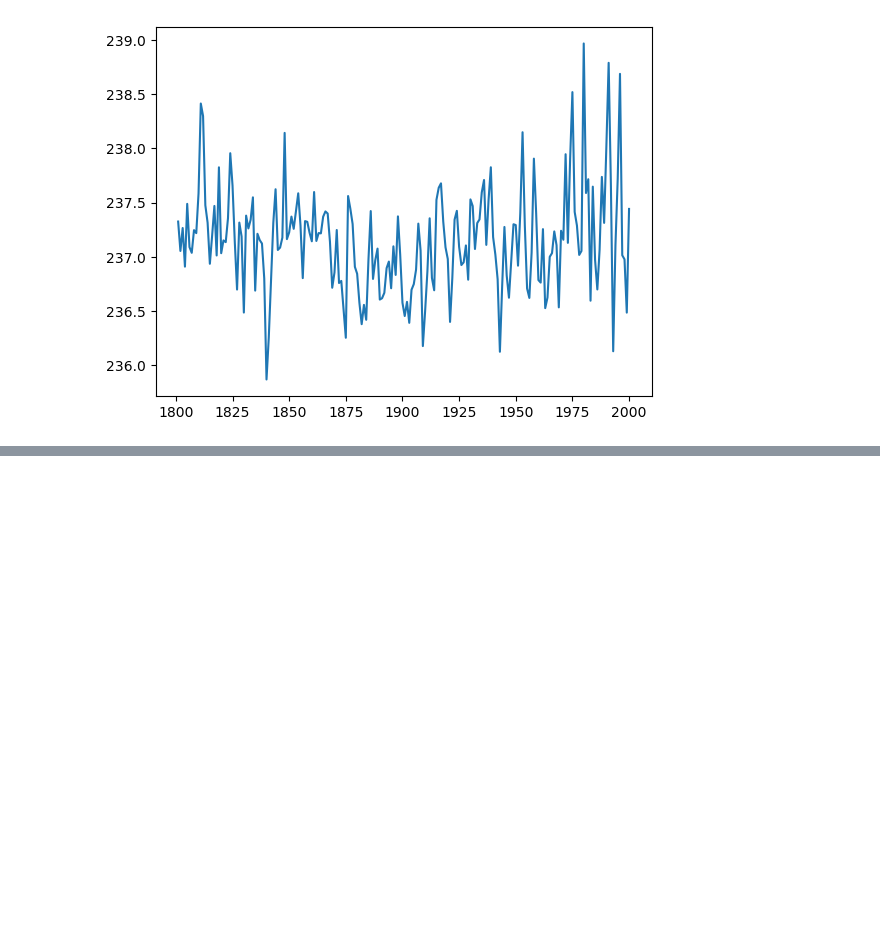
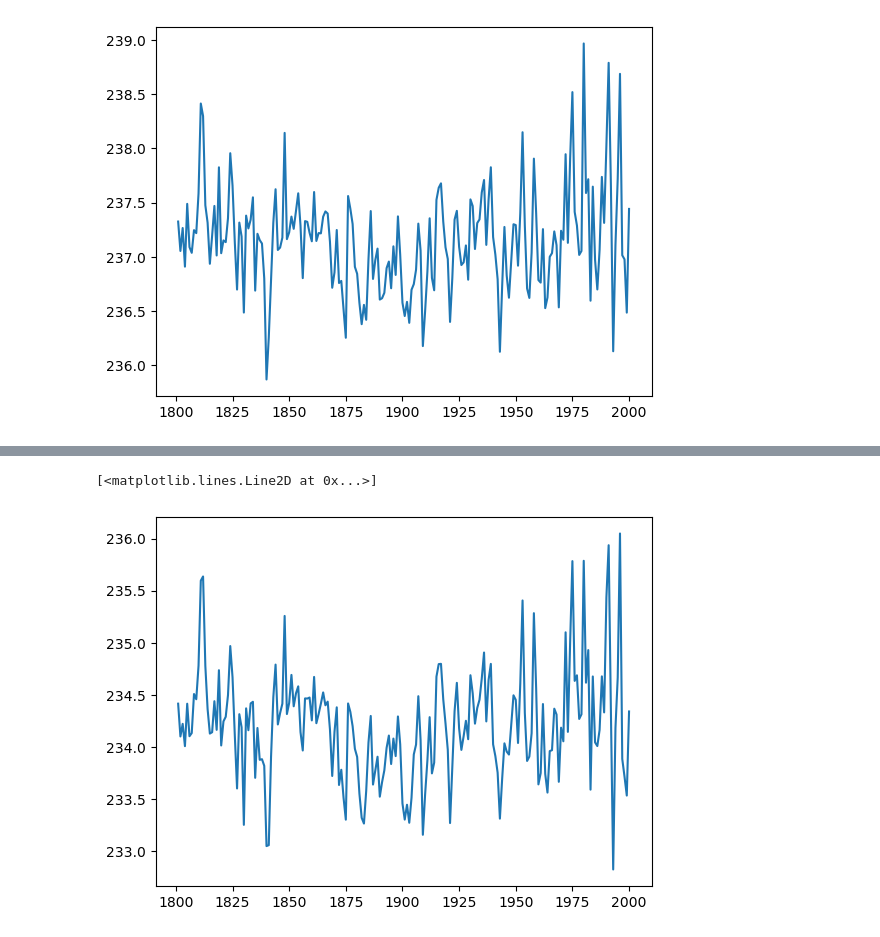
Before and after one commit to advikeswaran/metric-reconstruction, a Jupyter notebook: RACMO_TempRecon.ipynb, the cells around one changed output, grey strips where cells are left out. Saved outputs shown, nothing was run; the diff lists cells and outputs as text; code cells hidden in the pictures; blank space fills up the shorter version.

```diff
--- a/RACMO_TempRecon.ipynb
+++ b/RACMO_TempRecon.ipynb
@@ -493,0 +520,5 @@ plt.plot(np.arange(1801, 2001), reshaped_means[:, 100, 100])
+# %%
+plt.plot(np.arange(1801, 2001), eais_avgs)
+# %% [output]
+[<matplotlib.lines.Line2D at 0x...>]
+[figure, added]
```
Also changed, not shown: parts of 18 cells of this notebook.
